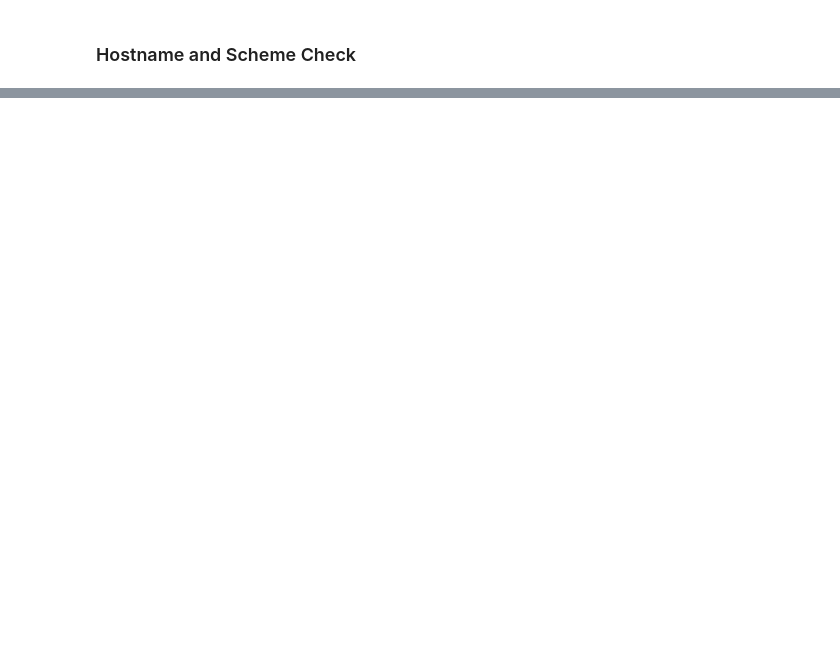
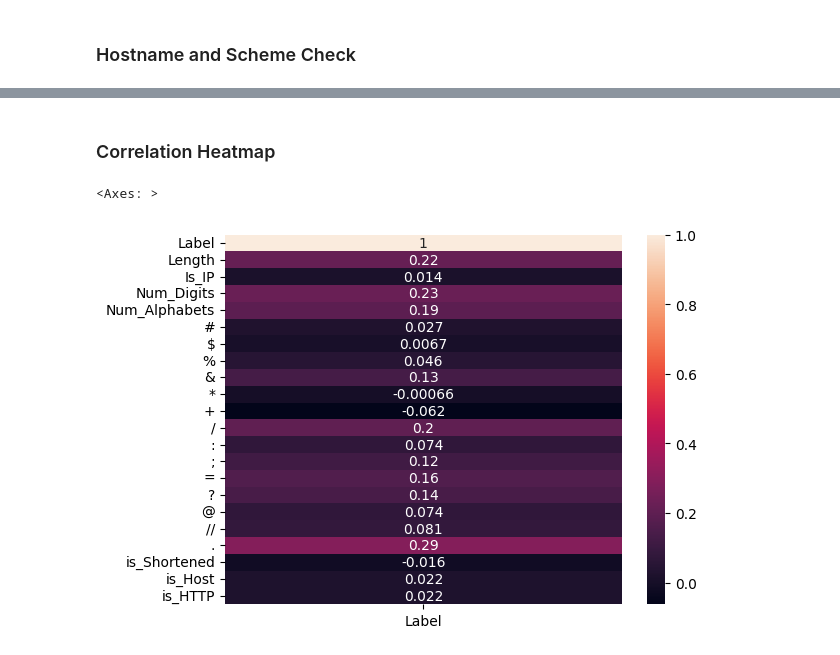
Before and after one commit to ManipalInformationSecurityTeam/Phishing-URL-Detection-Workshop, a Jupyter notebook: model/model.ipynb, the cells around one changed output, grey strips where cells are left out. Saved outputs shown, nothing was run; the diff lists cells and outputs as text; code cells hidden in the pictures; blank space fills up the shorter version.

```diff
--- a/model/model.ipynb
+++ b/model/model.ipynb
@@ -123,0 +167,7 @@ df['is_HTTP'] = [check_scheme(url) for url in df['URL']]
+# %% [markdown]
+### Correlation Heatmap
+# %%
+sns.heatmap(df.drop(['URL'],axis=1).corr()[0:1].T,annot=True)
+# %% [output]
+<Axes: >
+[figure, added]
```
Also changed, not shown: parts of 40 cells of this notebook, 3 other files.
